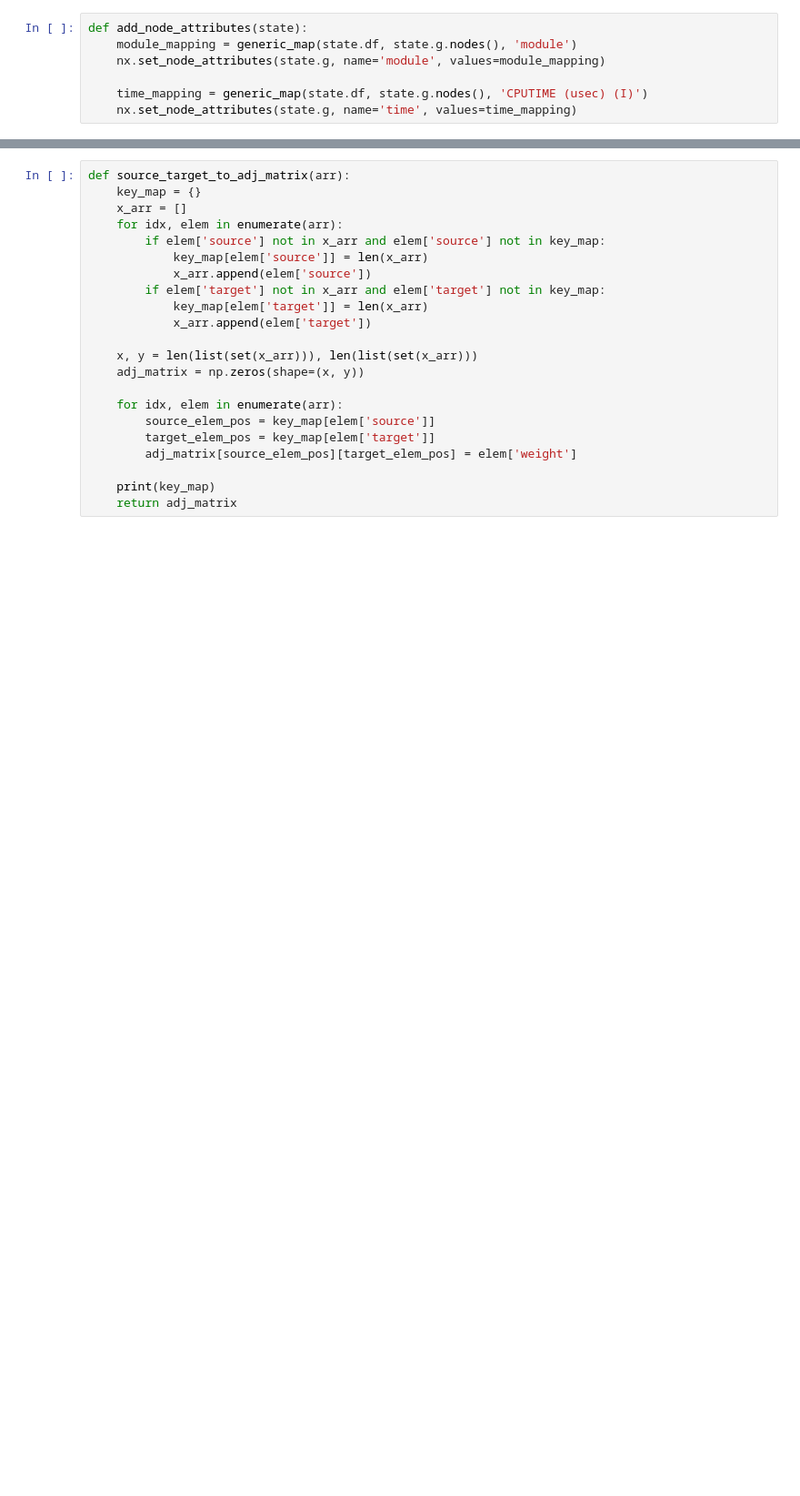
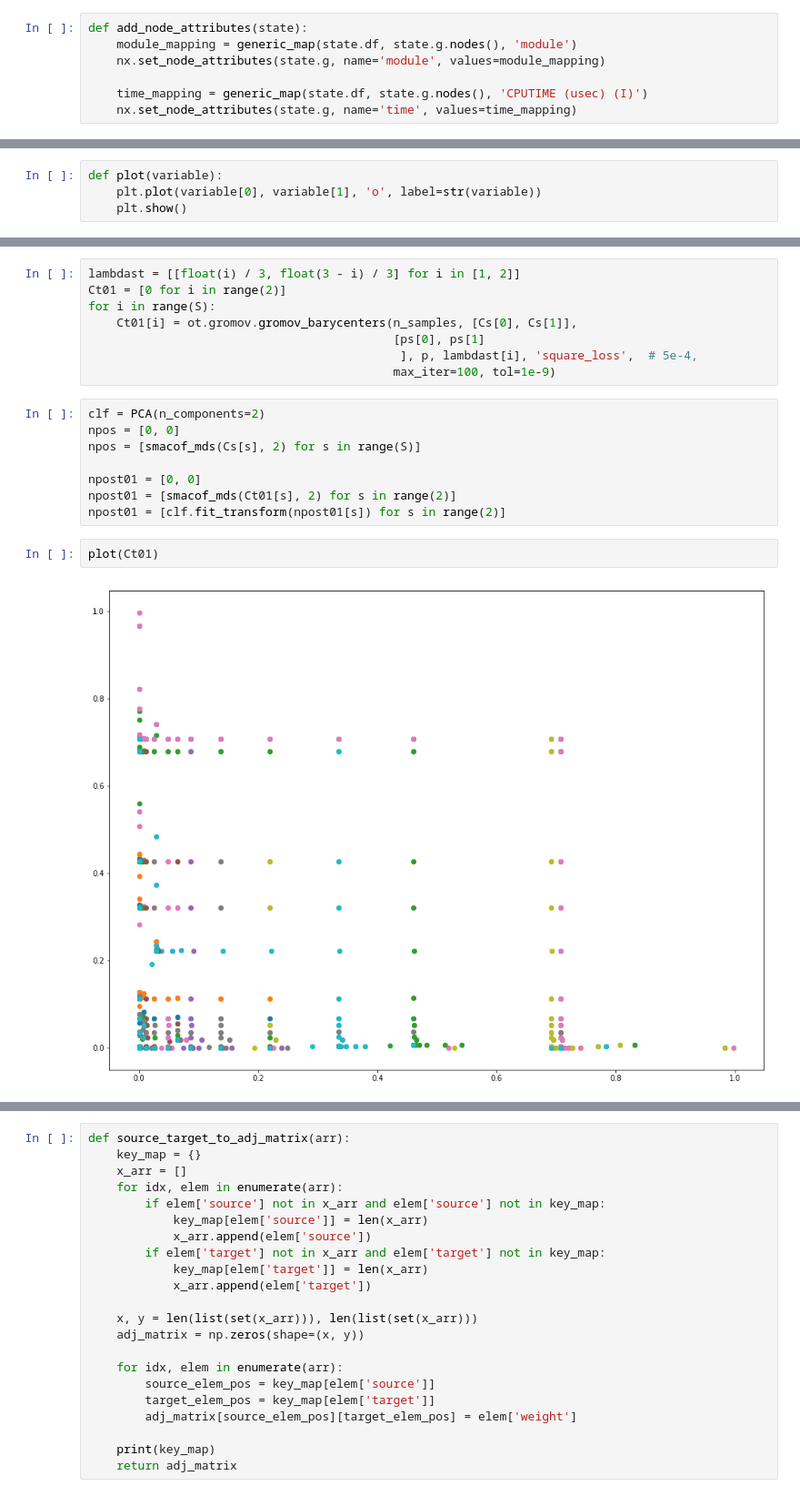
Before and after one commit to LLNL/CallFlow, a Jupyter notebook: src/server/diff-callflow.ipynb, the cells around one changed output, grey strips where cells are left out. Shown at 91% size. Cells and saved outputs as stored; diff of their text form; blank space fills up the shorter version.

```diff
--- a/src/server/diff-callflow.ipynb
+++ b/src/server/diff-callflow.ipynb
@@ -327,0 +306,4 @@ for idx, state in enumerate(states):
+# %%
+def plot(variable):
+    plt.plot(variable[0], variable[1], 'o', label=str(variable))
+    plt.show()
@@ -327,0 +355,20 @@ for idx, state in enumerate(states):
+# %%
+lambdast = [[float(i) / 3, float(3 - i) / 3] for i in [1, 2]]
+Ct01 = [0 for i in range(2)]
+for i in range(S):
+    Ct01[i] = ot.gromov.gromov_barycenters(n_samples, [Cs[0], Cs[1]],
+                                           [ps[0], ps[1]
+                                            ], p, lambdast[i], 'square_loss',  # 5e-4,
+                                           max_iter=100, tol=1e-9)
+# %%
+clf = PCA(n_components=2)
+npos = [0, 0]
+npos = [smacof_mds(Cs[s], 2) for s in range(S)]
+
+npost01 = [0, 0]
+npost01 = [smacof_mds(Ct01[s], 2) for s in range(2)]
+npost01 = [clf.fit_transform(npost01[s]) for s in range(2)]
+# %%
+plot(Ct01)
+# %% [output]
+[figure, added]
```
Also changed, not shown: parts of 32 cells of this notebook, 10 other files.
